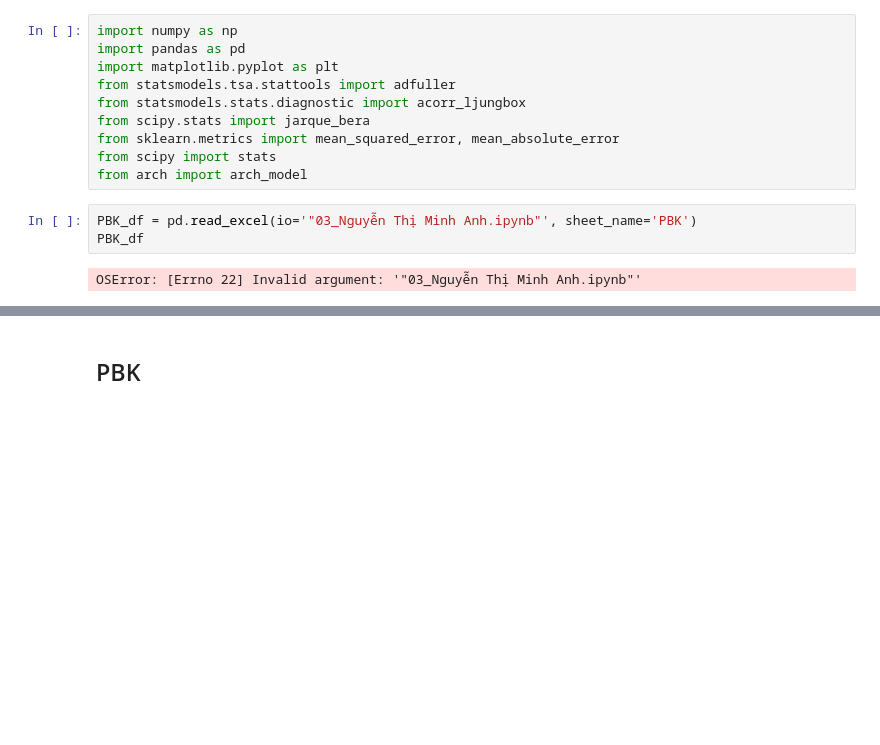
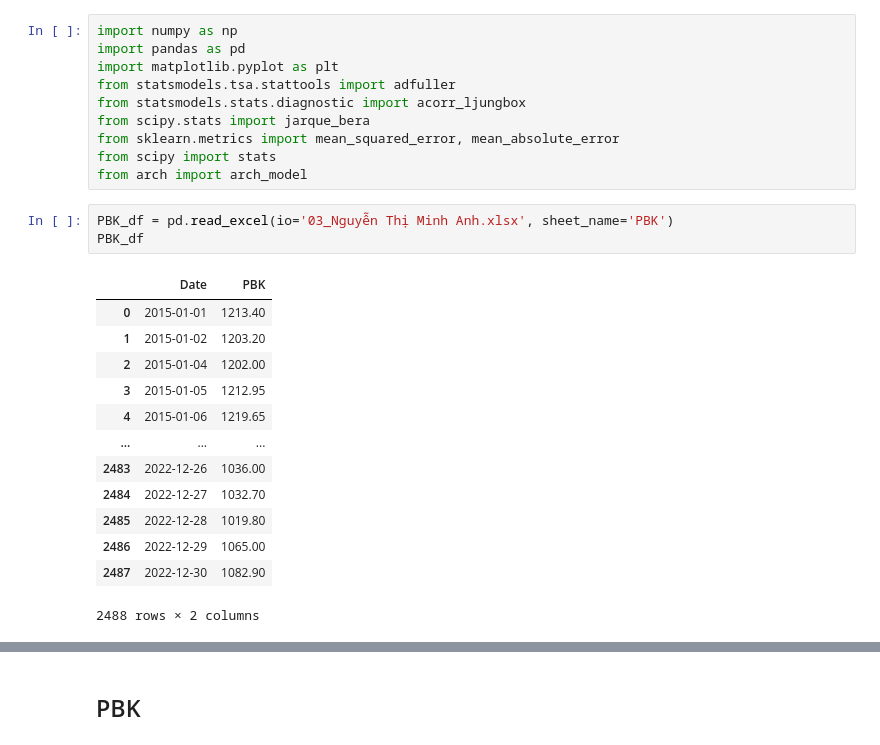
Before and after one commit to HoangLeebadboiz/MinhAnh, a Jupyter notebook: 03_Nguyễn Thị Minh Anh.ipynb, the cells around one changed output, grey strips where cells are left out. Cells and saved outputs as stored; diff of their text form; blank space fills up the shorter version.

Commit message:
Fix data file name

```diff
--- a/03_Nguyễn Thị Minh Anh.ipynb
+++ b/03_Nguyễn Thị Minh Anh.ipynb
@@ -9,8 +9,20 @@ from sklearn.metrics import mean_squared_error, mean_absolute_error
 from scipy import stats
 from arch import arch_model
 # %%
-PBK_df = pd.read_excel(io='"03_Nguyễn Thị Minh Anh.ipynb"', sheet_name='PBK')
+PBK_df = pd.read_excel(io='03_Nguyễn Thị Minh Anh.xlsx', sheet_name='PBK')
 PBK_df
 # %% [output]
+|  | Date | PBK |
+| 0 | 2015-01-01 | 1213.40 |
+| 1 | 2015-01-02 | 1203.20 |
+| 2 | 2015-01-04 | 1202.00 |
+| 3 | 2015-01-05 | 1212.95 |
+| 4 | 2015-01-06 | 1219.65 |
+| ... | ... | ... |
+| 2483 | 2022-12-26 | 1036.00 |
+| 2484 | 2022-12-27 | 1032.70 |
+| 2485 | 2022-12-28 | 1019.80 |
+| 2486 | 2022-12-29 | 1065.00 |
+| 2487 | 2022-12-30 | 1082.90 |
-OSError: [Errno 22] Invalid argument: '"03_Nguyễn Thị Minh Anh.ipynb"'
+2488 rows × 2 columns
 # %%
```
Also changed, not shown: parts of 17 cells of this notebook.
